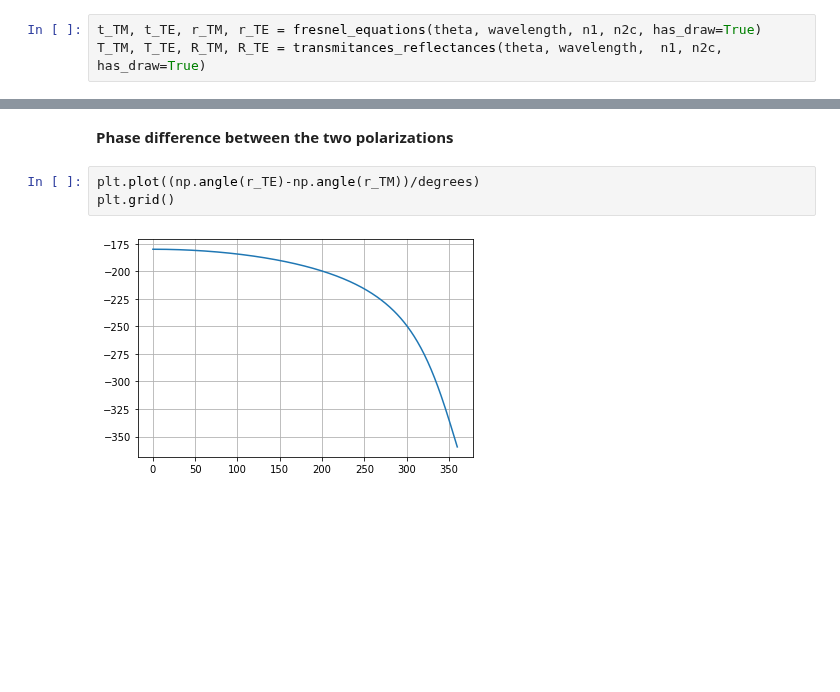
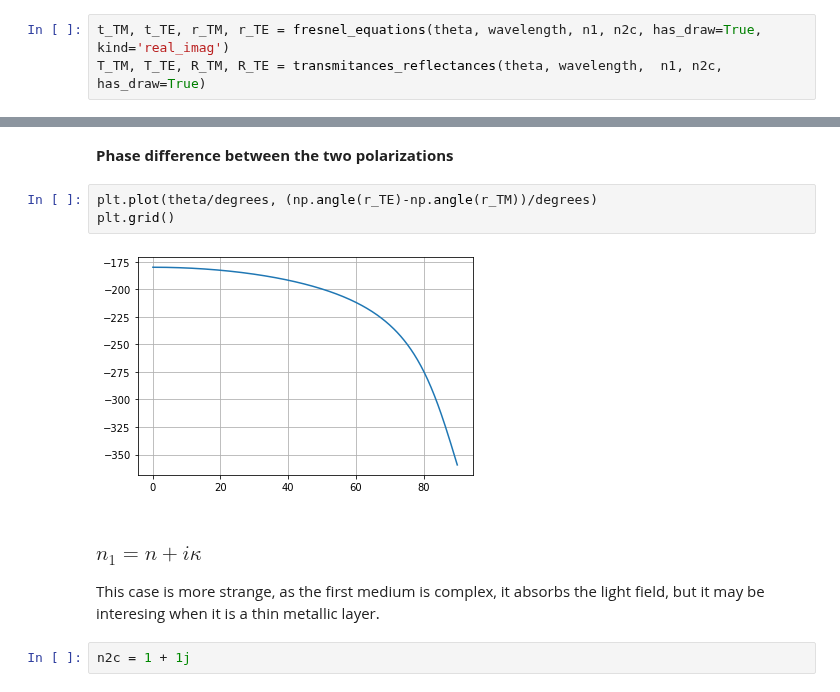
Before and after one commit to aocg-ucm/diffractio, a Jupyter notebook: docs/source/tutorial/other/fresnel_equations.ipynb, the cells around one changed output, grey strips where cells are left out. Saved outputs shown, nothing was run; the diff lists cells and outputs as text; blank space fills up the shorter version.

```diff
--- a/docs/source/tutorial/other/fresnel_equations.ipynb
+++ b/docs/source/tutorial/other/fresnel_equations.ipynb
@@ -86,4 +119,4 @@ plt.grid()
 # %%
-t_TM, t_TE, r_TM, r_TE = fresnel_equations(theta, wavelength, n1, n2c, has_draw=True)
+t_TM, t_TE, r_TM, r_TE = fresnel_equations(theta, wavelength, n1, n2c, has_draw=True, kind='real_imag')
 T_TM, T_TE, R_TM, R_TE = transmitances_reflectances(theta, wavelength,  n1, n2c, has_draw=True)
 # %% [output]
@@ -92,7 +125,13 @@ T_TM, T_TE, R_TM, R_TE = transmitances_reflectances(theta, wavelength,  n1, n2c,
 # %% [markdown]
 **Phase difference between the two polarizations**
 # %%
-plt.plot((np.angle(r_TE)-np.angle(r_TM))/degrees)
+plt.plot(theta/degrees, (np.angle(r_TE)-np.angle(r_TM))/degrees)
 plt.grid()
 # %% [output]
-[figure, old version]
+[figure, new version]
+# %% [markdown]
+### $n_1 = n + i \kappa$
+
+This case is more strange, as the first medium is complex, it absorbs the light field, but it may be interesing when it is a thin metallic layer.
+# %%
+n2c = 1 + 1j
```
Also changed, not shown: parts of 22 cells of this notebook, 2 other files.
